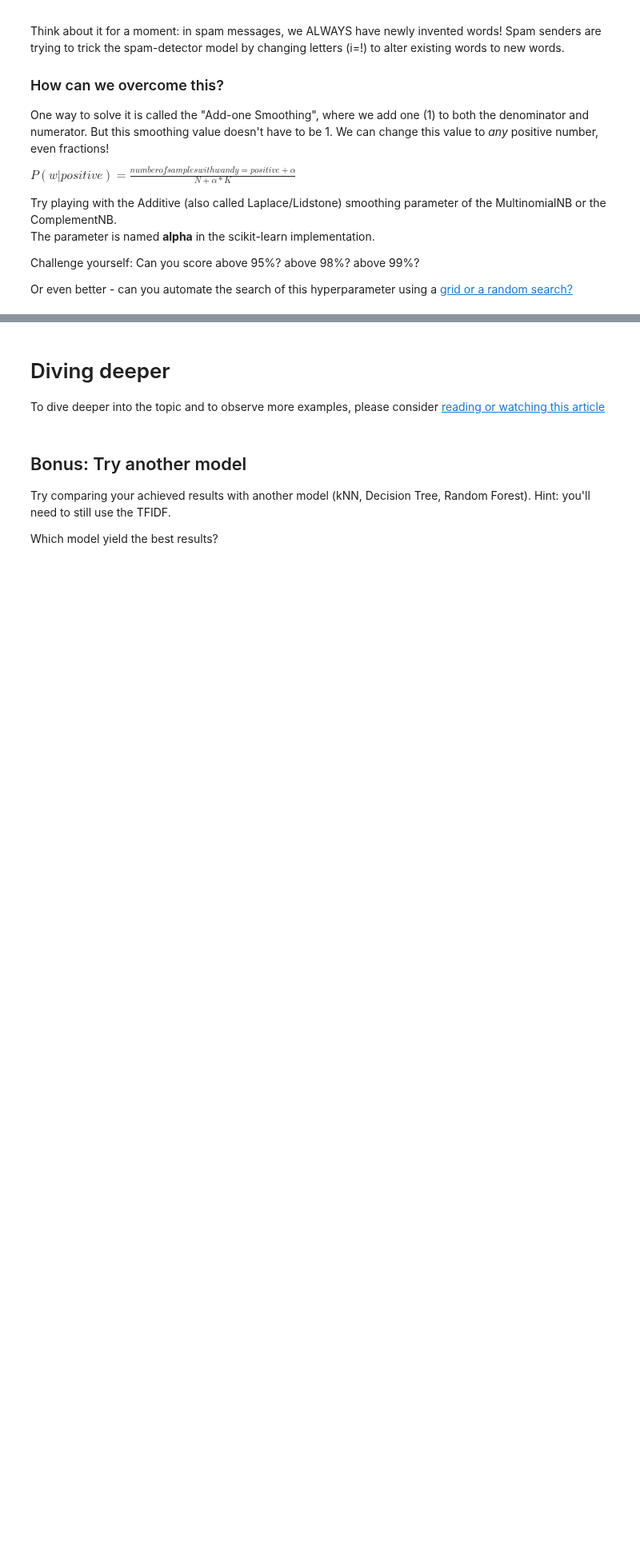
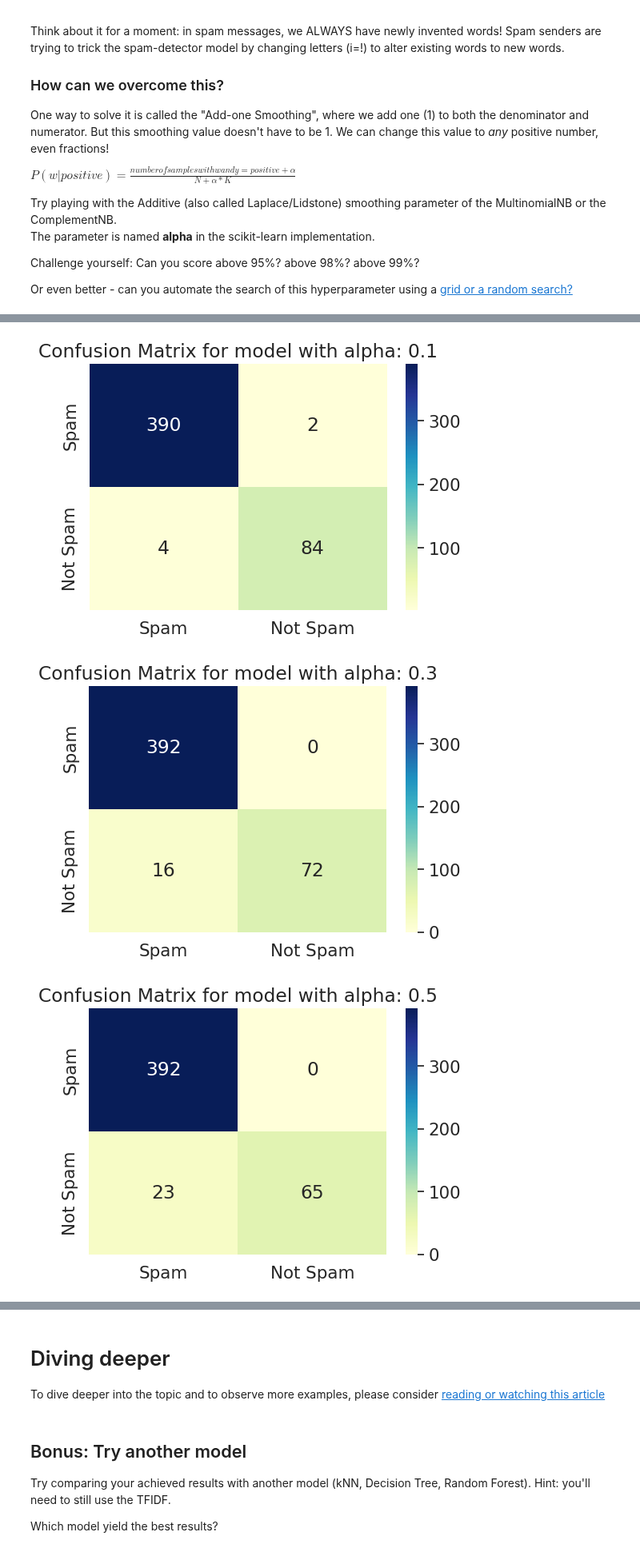
Before and after one commit to larajakl/Machine-Learning, a Jupyter notebook: 03_Probabelistic_Modeling_Naive_Bayes.ipynb, the cells around one changed output, grey strips where cells are left out. Shown at 80% size. Cells and saved outputs as stored; diff of their text form; code cells hidden in the pictures; blank space fills up the shorter version.

```diff
--- a/03_Probabelistic_Modeling_Naive_Bayes.ipynb
+++ b/03_Probabelistic_Modeling_Naive_Bayes.ipynb
@@ -404,0 +439,36 @@ weighted avg       0.95      0.95      0.95       480
+# %%
+'''
+Looking at the results from my manual search above, the best MCC score is achieved with the
+alpha value 0.1.
+The confusion tables were printed all on top of each other so in the following I print them again. I do not want to
+run the code above another time because I would retrain the model from scratch for each alpha value and test
+it again on the validation set -> risk of getting too used to the validation data. But unfortunately, I did not store
+the predictions y_preds; I only stored the models themselves. But still, I will avoid retraining the model and just
+compute the predictions for the same validation set again -> no risk of overfitting. See here:
+
+'''
+
+predictions_1 = model_test1.predict(X_val.values.astype('U'))
+predictions_2 = model_test2.predict(X_val.values.astype('U'))
+predictions_3 = model_test3.predict(X_val.values.astype('U'))
+predictions_4 = model_test4.predict(X_val.values.astype('U'))
+predictions_5 = model_test5.predict(X_val.values.astype('U'))
+
+predictions_list = [predictions_1, predictions_2, predictions_3, predictions_4, predictions_5]
+alpha_values = [0.1, 0.3, 0.5, 0.7, 0.9]
+
+def new_confusion_tables(y_val, predictions, alpha):
+  conf_mat = metrics.confusion_matrix(y_val, predictions)
+  df_cm = pd.DataFrame(conf_mat, ["Spam","Not Spam"], ["Spam","Not Spam"])
+  plt.figure(figsize=(6, 4)) # I added this to create a new confusion table for each trial
+  sn.set(font_scale=1.4)
+  sn.heatmap(df_cm, annot=True, fmt='d', cmap="YlGnBu")
+  plt.title(f"Confusion Matrix for model with alpha: {alpha}")  # title for confusion table
+  plt.show()  # to show the heatmap
+
+for predictions, alpha in zip(predictions_list, alpha_values):
+  new_confusion_tables(y_val, predictions, alpha)
+# %% [output]
+[figure, added]
+[figure, added]
+[figure, added]
```
Also changed, not shown: parts of 10 cells of this notebook.
